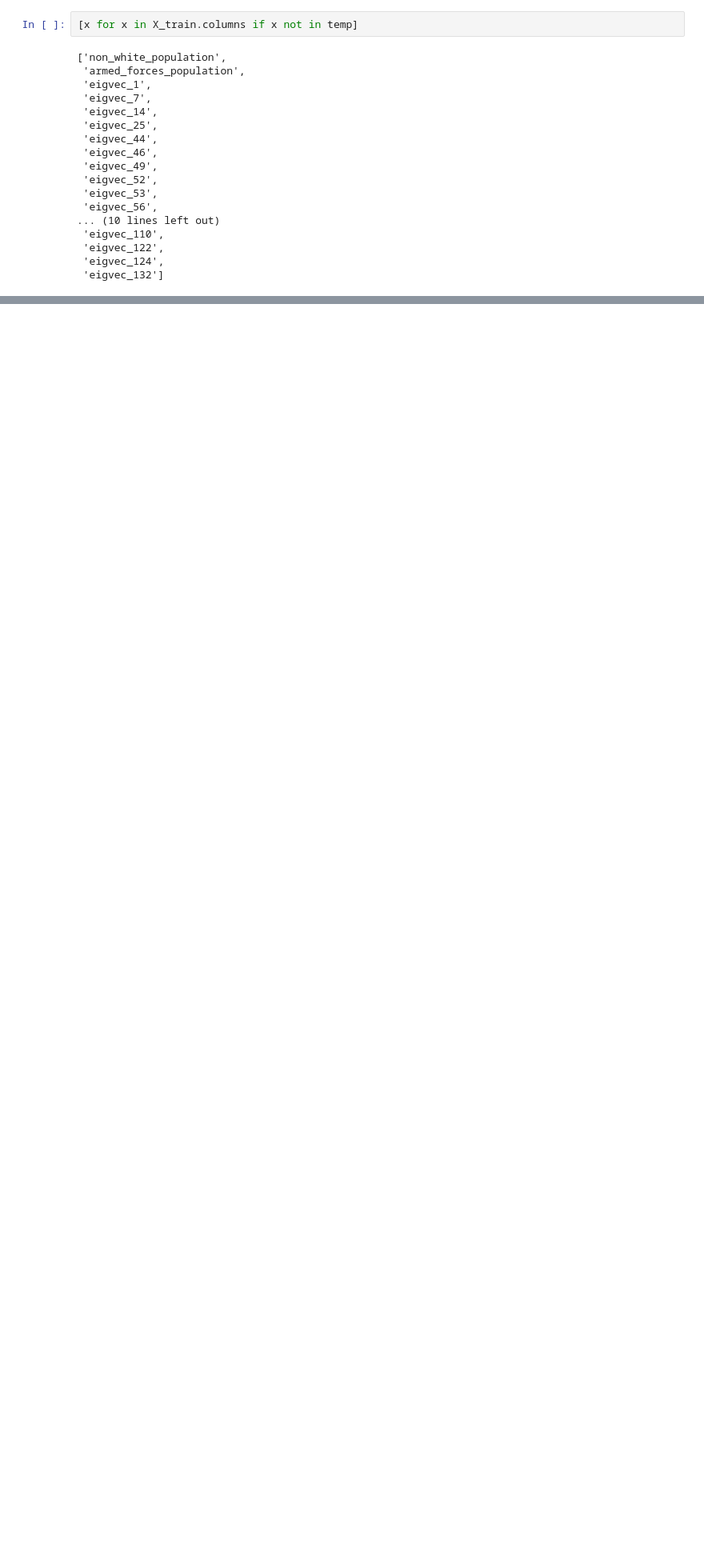
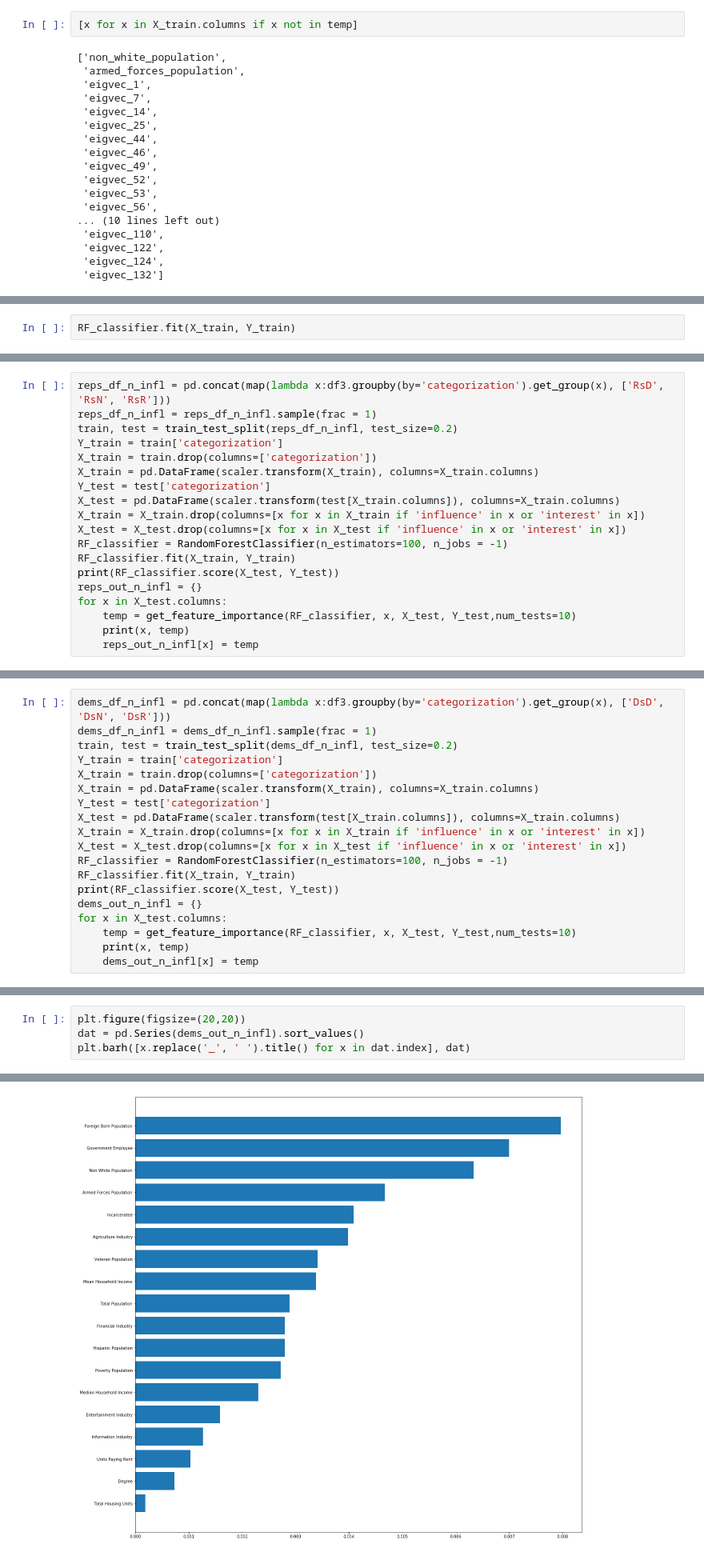
Before and after one commit to ericjm24/fuzzy-fortnight-project, a Jupyter notebook: categorical_ML.ipynb, the cells around one changed output, grey strips where cells are left out. Shown at 80% size. Saved outputs shown, nothing was run; the diff lists cells and outputs as text; blank space fills up the shorter version.

```diff
--- a/categorical_ML.ipynb
+++ b/categorical_ML.ipynb
@@ -207,0 +497,2 @@ temp = list(X_train.columns)
+# %%
+RF_classifier.fit(X_train, Y_train)
@@ -207,0 +607,19 @@ temp = list(X_train.columns)
+# %%
+reps_df_n_infl = pd.concat(map(lambda x:df3.groupby(by='categorization').get_group(x), ['RsD', 'RsN', 'RsR']))
+reps_df_n_infl = reps_df_n_infl.sample(frac = 1)
+train, test = train_test_split(reps_df_n_infl, test_size=0.2)
+Y_train = train['categorization']
+X_train = train.drop(columns=['categorization'])
+X_train = pd.DataFrame(scaler.transform(X_train), columns=X_train.columns)
+Y_test = test['categorization']
+X_test = pd.DataFrame(scaler.transform(test[X_train.columns]), columns=X_train.columns)
+X_train = X_train.drop(columns=[x for x in X_train if 'influence' in x or 'interest' in x])
+X_test = X_test.drop(columns=[x for x in X_test if 'influence' in x or 'interest' in x])
+RF_classifier = RandomForestClassifier(n_estimators=100, n_jobs = -1)
+RF_classifier.fit(X_train, Y_train)
+print(RF_classifier.score(X_test, Y_test))
+reps_out_n_infl = {}
+for x in X_test.columns:
+    temp = get_feature_importance(RF_classifier, x, X_test, Y_test,num_tests=10)
+    print(x, temp)
+    reps_out_n_infl[x] = temp
@@ -207,0 +646,19 @@ temp = list(X_train.columns)
+# %%
+dems_df_n_infl = pd.concat(map(lambda x:df3.groupby(by='categorization').get_group(x), ['DsD', 'DsN', 'DsR']))
+dems_df_n_infl = dems_df_n_infl.sample(frac = 1)
+train, test = train_test_split(dems_df_n_infl, test_size=0.2)
+Y_train = train['categorization']
+X_train = train.drop(columns=['categorization'])
+X_train = pd.DataFrame(scaler.transform(X_train), columns=X_train.columns)
+Y_test = test['categorization']
+X_test = pd.DataFrame(scaler.transform(test[X_train.columns]), columns=X_train.columns)
+X_train = X_train.drop(columns=[x for x in X_train if 'influence' in x or 'interest' in x])
+X_test = X_test.drop(columns=[x for x in X_test if 'influence' in x or 'interest' in x])
+RF_classifier = RandomForestClassifier(n_estimators=100, n_jobs = -1)
+RF_classifier.fit(X_train, Y_train)
+print(RF_classifier.score(X_test, Y_test))
+dems_out_n_infl = {}
+for x in X_test.columns:
+    temp = get_feature_importance(RF_classifier, x, X_test, Y_test,num_tests=10)
+    print(x, temp)
+    dems_out_n_infl[x] = temp
@@ -207,0 +685,5 @@ temp = list(X_train.columns)
+# %%
+plt.figure(figsize=(20,20))
+dat = pd.Series(dems_out_n_infl).sort_values()
+plt.barh([x.replace('_', ' ').title() for x in dat.index], dat)
+# %% [output]
@@ -207,0 +691 @@ temp = list(X_train.columns)
+[figure, added]
```
Also changed, not shown: parts of 73 cells of this notebook, 4 other files.
